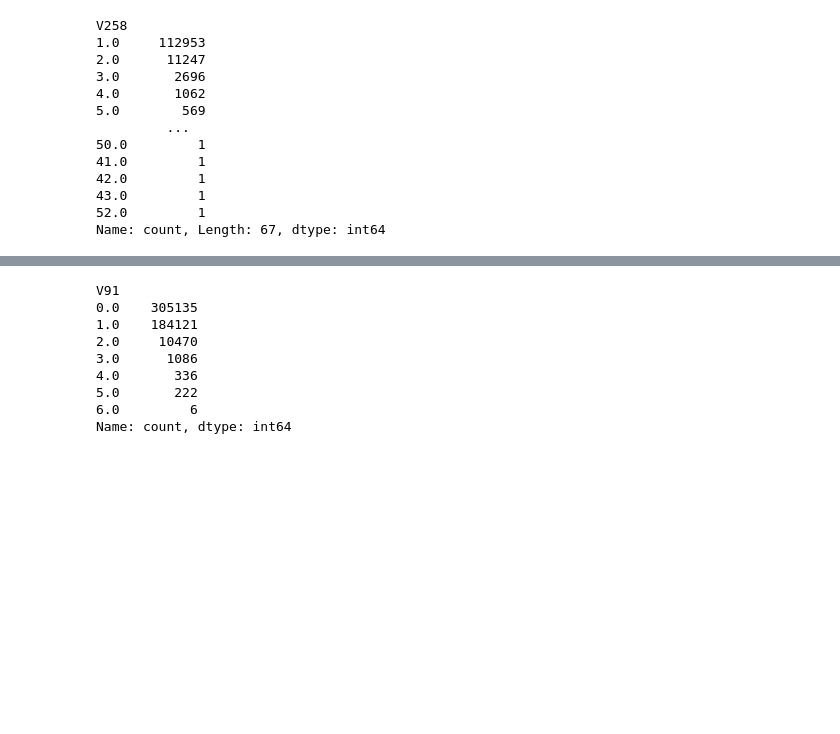
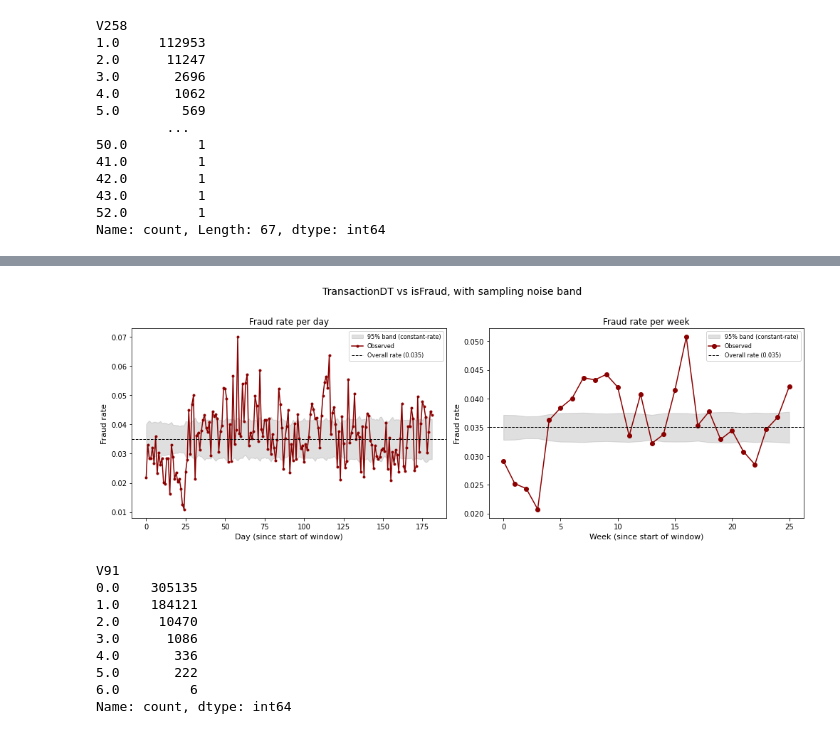
Before and after one commit to hungryfire267/rag-fraud-detection-api, a Jupyter notebook: notebooks/visualisations.ipynb, the cells around one changed output, grey strips where cells are left out. Saved outputs shown, nothing was run; the diff lists cells and outputs as text; code cells hidden in the pictures; blank space fills up the shorter version.

```diff
--- a/notebooks/visualisations.ipynb
+++ b/notebooks/visualisations.ipynb
@@ -106,3 +215,41 @@ Name: count, Length: 67, dtype: int64
+# %%
+p = filtered_df["isFraud"].mean()
+
+day = (filtered_df["TransactionDT"] - filtered_df["TransactionDT"].min()) // (60*60*24)
+week = day // 7
+
+fig, axes = plt.subplots(1, 2, figsize=(14, 5))
+
+daily = filtered_df.groupby(day)["isFraud"].agg(["mean", "size"])
+daily["se"] = np.sqrt(p * (1 - p) / daily["size"])
+daily["upper"] = p + 1.96 * daily["se"]
+daily["lower"] = (p - 1.96 * daily["se"]).clip(lower=0)
+
+axes[0].fill_between(daily.index, daily["lower"], daily["upper"], color="gray", alpha=0.25, label="95% band (constant-rate)")
+axes[0].plot(daily.index, daily["mean"], marker="o", markersize=3, color="darkred", label="Observed")
+axes[0].axhline(p, color="black", linestyle="--", linewidth=1, label=f"Overall rate ({p:.3f})")
+axes[0].set_title("Fraud rate per day", fontsize=12)
+axes[0].set_xlabel("Day (since start of window)", fontsize=11)
+axes[0].set_ylabel("Fraud rate", fontsize=11)
+axes[0].legend(fontsize=8)
+
+weekly = filtered_df.groupby(week)["isFraud"].agg(["mean", "size"])
+weekly["se"] = np.sqrt(p * (1 - p) / weekly["size"])
+weekly["upper"] = p + 1.96 * weekly["se"]
+weekly["lower"] = (p - 1.96 * weekly["se"]).clip(lower=0)
+
+axes[1].fill_between(weekly.index, weekly["lower"], weekly["upper"], color="gray", alpha=0.25, label="95% band (constant-rate)")
+axes[1].plot(weekly.index, weekly["mean"], marker="o", color="darkred", label="Observed")
+axes[1].axhline(p, color="black", linestyle="--", linewidth=1, label=f"Overall rate ({p:.3f})")
+axes[1].set_title("Fraud rate per week", fontsize=12)
+axes[1].set_xlabel("Week (since start of window)", fontsize=11)
+axes[1].set_ylabel("Fraud rate", fontsize=11)
+axes[1].legend(fontsize=8)
+
+plt.suptitle("TransactionDT vs isFraud, with sampling noise band", y=1.02, fontsize=14)
+plt.tight_layout()
+# %% [output]
+[figure, added]
 # %%
 cleaned_df["V91"].value_counts()
 # %% [output]
```
Also changed, not shown: parts of 13 cells of this notebook, 2 other files.
